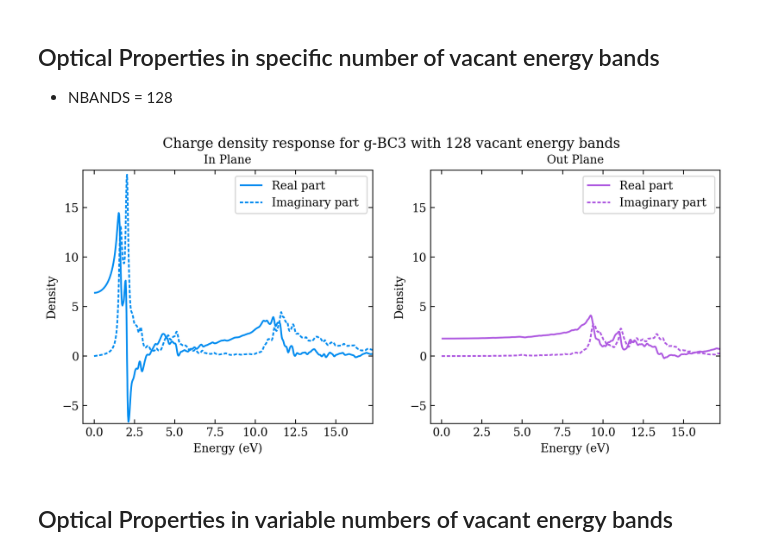
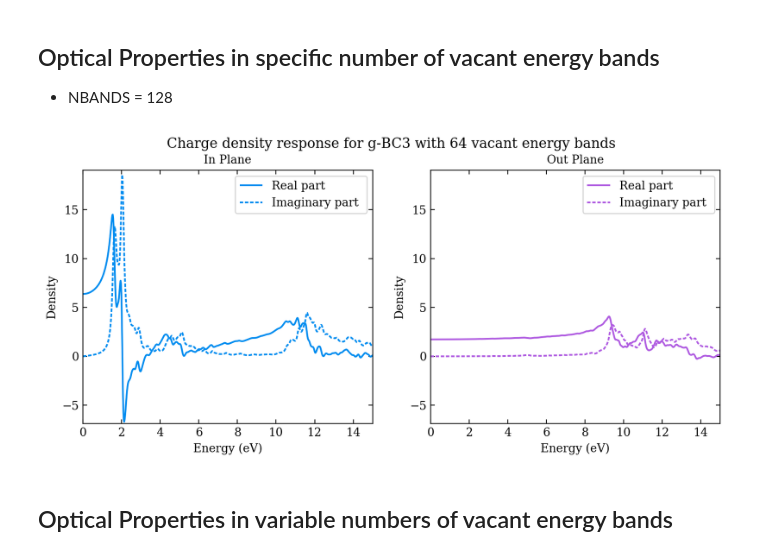
Before and after one commit to Photonico/CMP_Practice, a Jupyter notebook: VASP_g-BC3_20230526/6 Optical properties with nbands.ipynb, the cells around one changed output. Cells and saved outputs as stored; diff of their text form; code cells hidden in the pictures.

```diff
--- a/VASP_g-BC3_20230526/6 Optical properties with nbands.ipynb
+++ b/VASP_g-BC3_20230526/6 Optical properties with nbands.ipynb
@@ -9,13 +9,28 @@ The correlation between optical properties and energy across a multitude of vaca
 # %%
 # Plot optical properties for specific NBANDS
 
 from optical_properties import extract_optical_properties
 from optical_specific_bands_plotting import plot_charge_density_response
 
-opt_128 = extract_optical_properties("6_Optical_properties_gamma_Nbands_128/vasprun.xml")
-plot_charge_density_response(opt_128, 128)
+# opt_32 = extract_optical_properties("6_Optical_properties_gamma_Nbands_32/vasprun.xml")
+# plot_charge_density_response(opt_32, 32)
+
+opt_64 = extract_optical_properties("6_Optical_properties_gamma_Nbands_64/vasprun.xml")
+plot_charge_density_response(opt_64, 64)
+
+# opt_128 = extract_optical_properties("6_Optical_properties_gamma_Nbands_128/vasprun.xml")
+# plot_charge_density_response(opt_128, 128)
+
+# opt_256 = extract_optical_properties("6_Optical_properties_gamma_Nbands_256/vasprun.xml")
+# plot_charge_density_response(opt_256, 256)
+
+# opt_512 = extract_optical_properties("6_Optical_properties_gamma_Nbands_512/vasprun.xml")
+# plot_charge_density_response(opt_512, 512)
+
+# opt_1024 = extract_optical_properties("6_Optical_properties_gamma_Nbands_1024/vasprun.xml")
+# plot_charge_density_response(opt_1024, 1024)
 # %% [output]
-[figure, old version]
+[figure, new version]
 # %% [markdown]
 ## Optical Properties in variable numbers of vacant energy bands
 # %%
```
Also changed, not shown: parts of 2 cells of this notebook, 5 other files.
